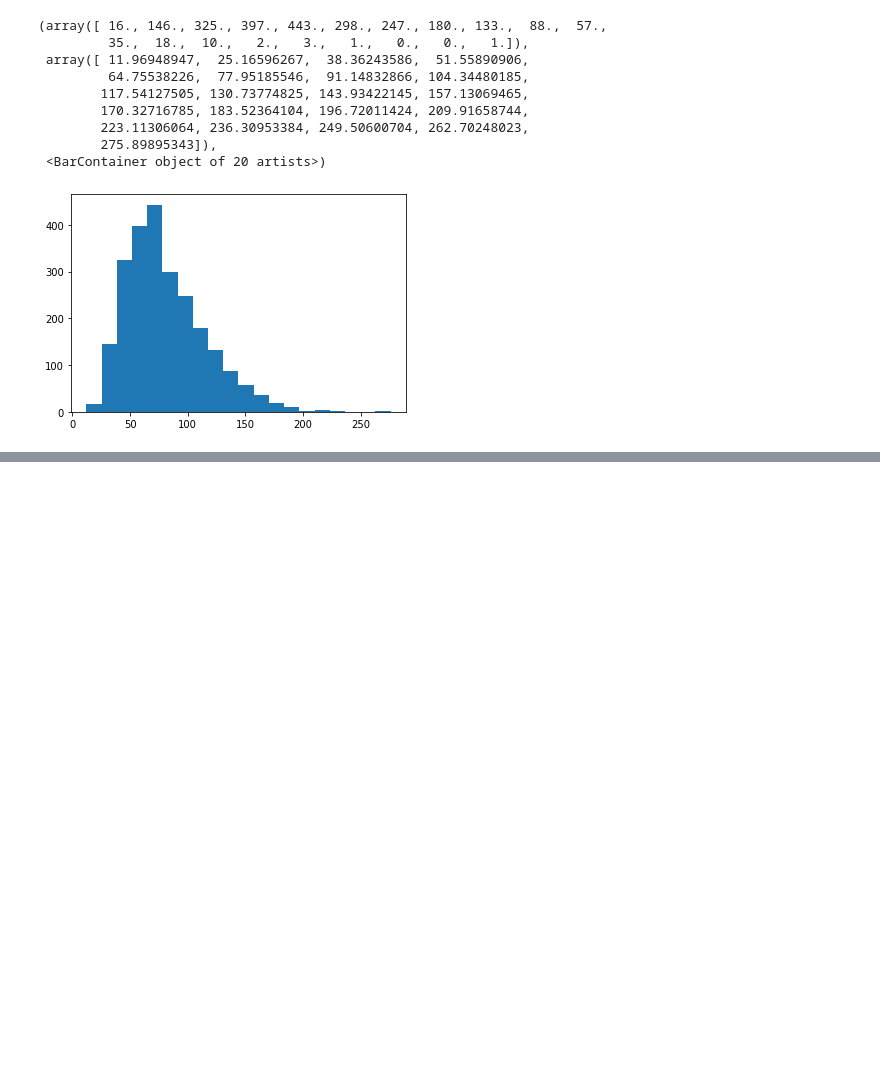
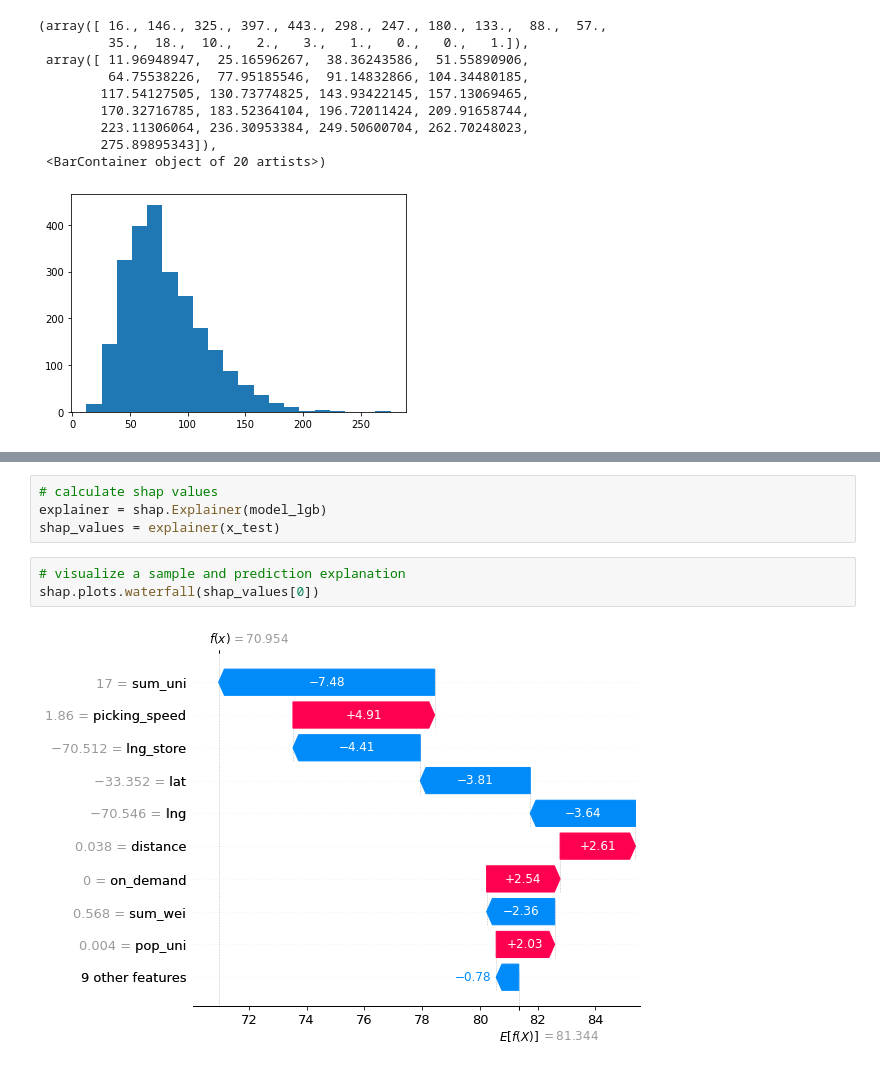
Before and after one commit to harrisonford/cornershop_estimator, a Jupyter notebook: 00_Model.ipynb, the cells around one changed output, grey strips where cells are left out. Cells and saved outputs as stored; diff of their text form; blank space fills up the shorter version.

```diff
--- a/00_Model.ipynb
+++ b/00_Model.ipynb
@@ -184,0 +208,9 @@ to achieve a better performance, let's tune it!
+# %%
+# calculate shap values
+explainer = shap.Explainer(model_lgb)
+shap_values = explainer(x_test)
+# %%
+# visualize a sample and prediction explanation
+shap.plots.waterfall(shap_values[0])
+# %% [output]
+[figure, added]
```
Also changed, not shown: parts of 19 cells of this notebook, 1 other file.
